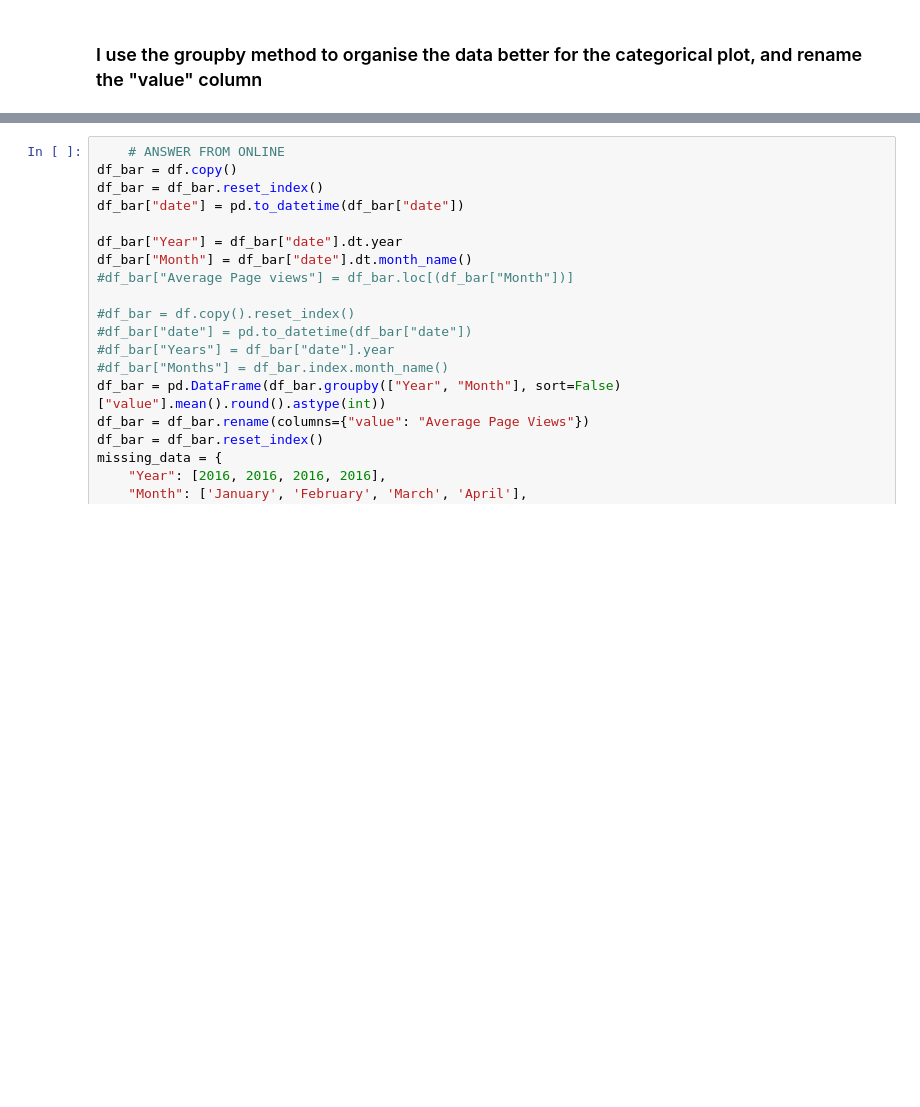
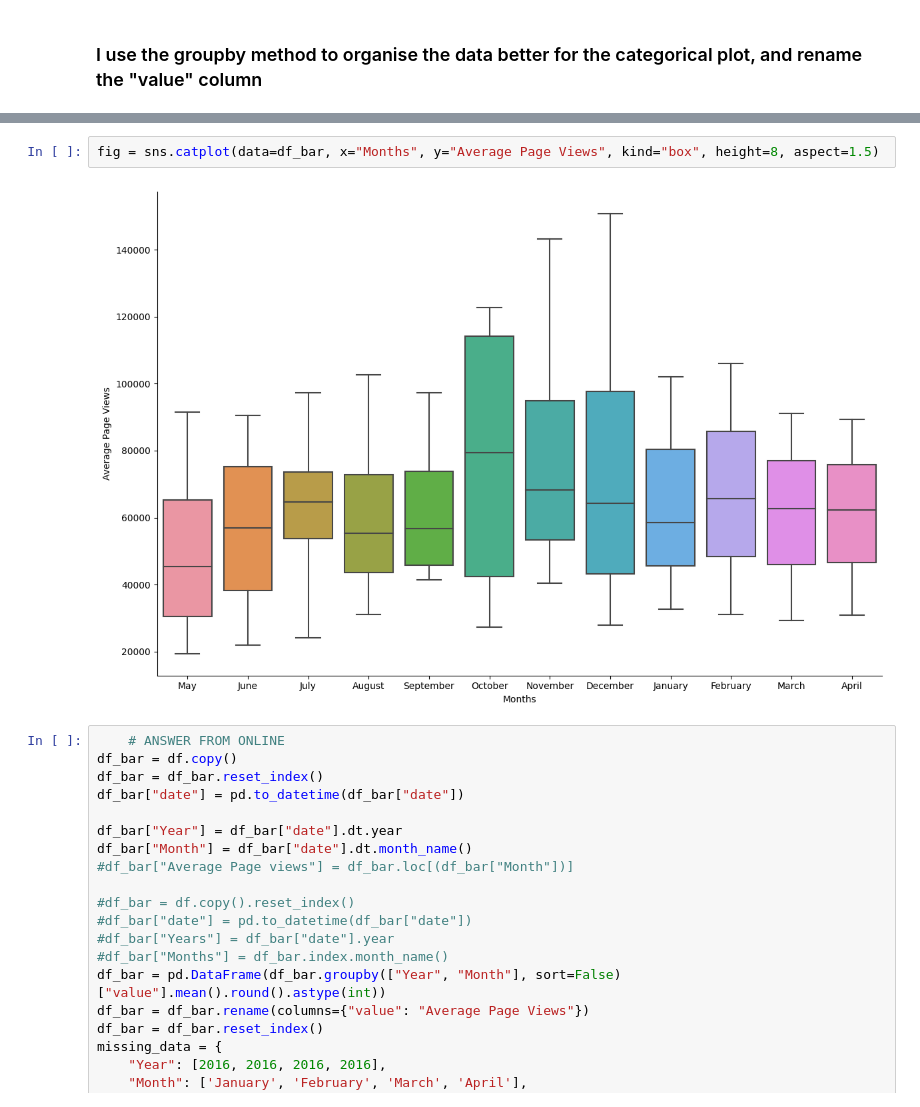
Before and after one commit to kingdavidek/FCC_Projects_Data_Analysis, a Jupyter notebook: Page_View_Time_Series_Visualiser/time_series_visualizer.ipynb, the cells around one changed output, grey strips where cells are left out. Saved outputs shown, nothing was run; the diff lists cells and outputs as text; blank space fills up the shorter version.

```diff
--- a/Page_View_Time_Series_Visualiser/time_series_visualizer.ipynb
+++ b/Page_View_Time_Series_Visualiser/time_series_visualizer.ipynb
@@ -121,3 +127,7 @@ memory usage: 19.3+ KB
+# %%
+fig = sns.catplot(data=df_bar, x="Months", y="Average Page Views", kind="box", height=8, aspect=1.5)
+# %% [output]
+[figure, added]
 # %%
     # ANSWER FROM ONLINE
 df_bar = df.copy()
```
Also changed, not shown: parts of 4 cells of this notebook.
